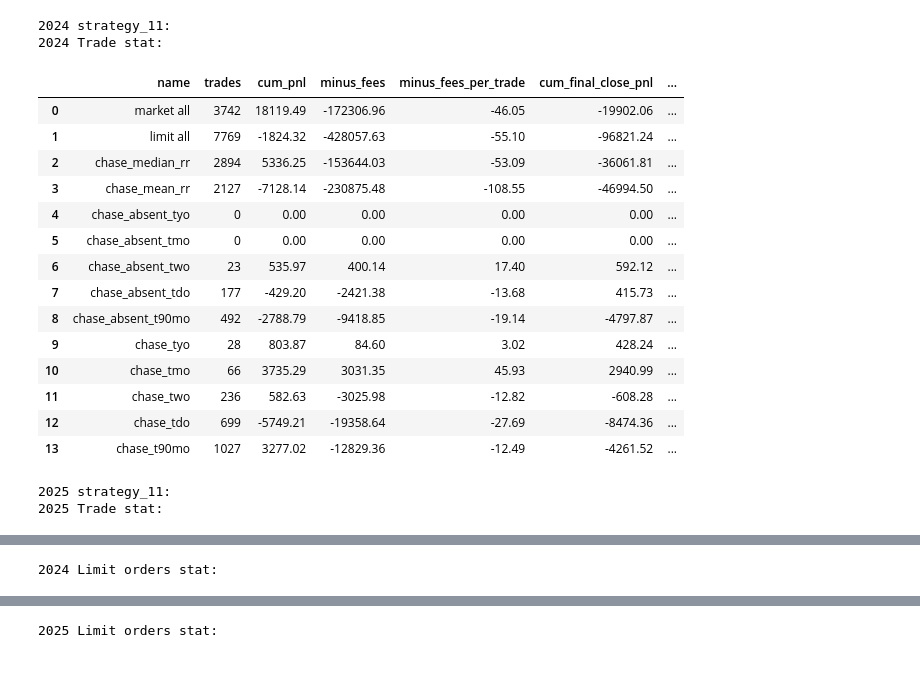
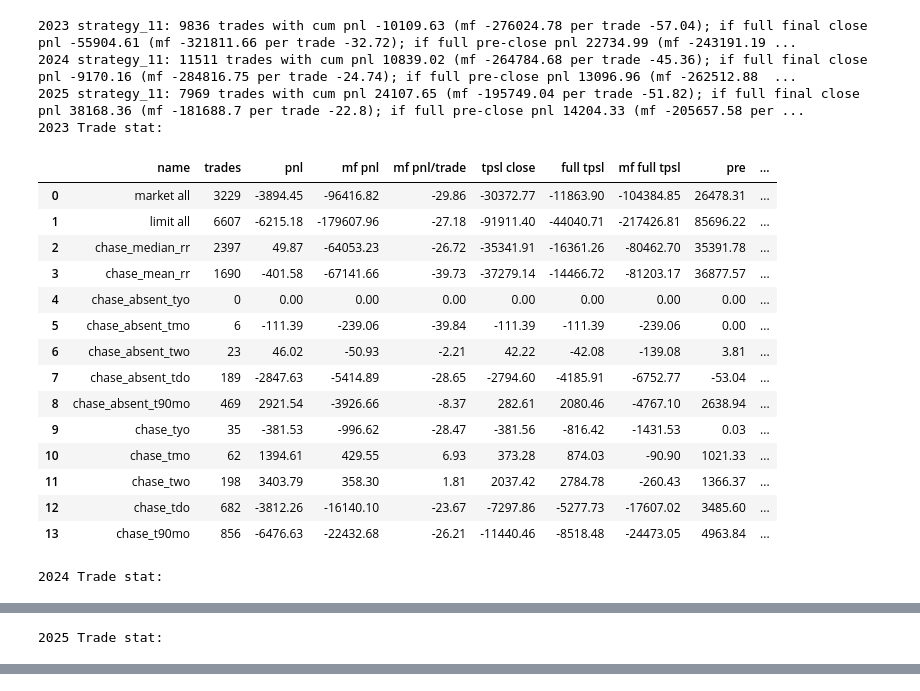
Before and after one commit to vlamitin/backtester, a Jupyter notebook: strategies_analyzer.ipynb, the cells around one changed output, grey strips where cells are left out. Drawn from its saved outputs; the diff is of its cells as text; code cells hidden in the pictures.

Commit message:
new strategies, all run on 2023

```diff
--- a/strategies_analyzer.ipynb
+++ b/strategies_analyzer.ipynb
@@ -1,45 +1,55 @@
 # %%
 from IPython.display import display
 
-from scripts.run_smt_strategies_analyzer import strategy11_2024_snapshot, strategy11_2025_snapshot, snap_dfs, basic_stats, merge_year_dfs, \
-    group_display
+from scripts.run_smt_strategies_analyzer import strategy11_2023_snapshot, strategy11_2024_snapshot, \
+    strategy11_2025_snapshot, snap_dfs, basic_stats, merge_year_dfs, \
+    group_display, pnls
 
+f_name_2023, trade_dfs_2023, lo_dfs_2023 = snap_dfs(strategy11_2023_snapshot)
 f_name_2024, trade_dfs_2024, lo_dfs_2024 = snap_dfs(strategy11_2024_snapshot)
-f_name_2025, trade_dfs_2025, lo_dfs_2025  = snap_dfs(strategy11_2025_snapshot)
+f_name_2025, trade_dfs_2025, lo_dfs_2025 = snap_dfs(strategy11_2025_snapshot)
 
+trade_stat_2023, lo_stat_2023 = basic_stats(trade_dfs_2023, lo_dfs_2023)
 trade_stat_2024, lo_stat_2024 = basic_stats(trade_dfs_2024, lo_dfs_2024)
 trade_stat_2025, lo_stat_2025 = basic_stats(trade_dfs_2025, lo_dfs_2025)
 
-trade_dfs = merge_year_dfs([trade_dfs_2024, trade_dfs_2025], "", [])
+trade_dfs = merge_year_dfs([trade_dfs_2023, trade_dfs_2024, trade_dfs_2025], "", [])
 
-print(f"2024 {f_name_2024[23:34]}:")
+def to_stat_str(f_name: str, year_pnls):
+    return f"{f_name[23:34]}: {year_pnls['trades']} trades with cum pnl {year_pnls['pnl']} (mf {year_pnls['mf pnl']} per trade {year_pnls['mf pnl/trade']}); if full final close pnl {year_pnls['full tpsl']} (mf {year_pnls['mf full tpsl']} per trade {round(year_pnls['mf full tpsl'] / year_pnls['trades'], 2)}); if full pre-close pnl {year_pnls['if full pre']} (mf {year_pnls['mf full pre']} per trade {round(year_pnls['mf full pre'] / year_pnls['trades'], 2)})"
+
+print(f"2023 {to_stat_str(f_name_2023, pnls(trade_stat_2023))}")
+print(f"2024 {to_stat_str(f_name_2024, pnls(trade_stat_2024))}")
+print(f"2025 {to_stat_str(f_name_2025, pnls(trade_stat_2025))}")
+print(f"2023 Trade stat:")
+display(trade_stat_2023)
 print(f"2024 Trade stat:")
 display(trade_stat_2024)
-print(f"2025 {f_name_2025[23:34]}:")
 print(f"2025 Trade stat:")
 display(trade_stat_2025)
 
-print(f"2024 Limit orders stat:")
-display(lo_stat_2024)
-print(f"2025 Limit orders stat:")
-display(lo_stat_2025)
+# print(f"2024 Limit orders stat:")
+# display(lo_stat_2024)
+# print(f"2025 Limit orders stat:")
+# display(lo_stat_2025)
 # %% [output]
-2024 strategy_11:
-2024 Trade stat:
+2023 strategy_11: 9836 trades with cum pnl -10109.63 (mf -276024.78 per trade -57.04); if full final close pnl -55904.61 (mf -321811.66 per trade -32.72); if full pre-close pnl 22734.99 (mf -243191.19 ...
+2024 strategy_11: 11511 trades with cum pnl 10839.02 (mf -264784.68 per trade -45.36); if full final close pnl -9170.16 (mf -284816.75 per trade -24.74); if full pre-close pnl 13096.96 (mf -262512.88  ...
+2025 strategy_11: 7969 trades with cum pnl 24107.65 (mf -195749.04 per trade -51.82); if full final close pnl 38168.36 (mf -181688.7 per trade -22.8); if full pre-close pnl 14204.33 (mf -205657.58 per ...
+2023 Trade stat:
-|  | name | trades | cum_pnl | minus_fees | minus_fees_per_trade | cum_final_close_pnl | ... |
-| 0 | market all | 3742 | 18119.49 | -172306.96 | -46.05 | -19902.06 | ... |
-| 1 | limit all | 7769 | -1824.32 | -428057.63 | -55.10 | -96821.24 | ... |
-| 2 | chase_median_rr | 2894 | 5336.25 | -153644.03 | -53.09 | -36061.81 | ... |
-| 3 | chase_mean_rr | 2127 | -7128.14 | -230875.48 | -108.55 | -46994.50 | ... |
-| 4 | chase_absent_tyo | 0 | 0.00 | 0.00 | 0.00 | 0.00 | ... |
-| 5 | chase_absent_tmo | 0 | 0.00 | 0.00 | 0.00 | 0.00 | ... |
-| 6 | chase_absent_two | 23 | 535.97 | 400.14 | 17.40 | 592.12 | ... |
-| 7 | chase_absent_tdo | 177 | -429.20 | -2421.38 | -13.68 | 415.73 | ... |
-| 8 | chase_absent_t90mo | 492 | -2788.79 | -9418.85 | -19.14 | -4797.87 | ... |
-| 9 | chase_tyo | 28 | 803.87 | 84.60 | 3.02 | 428.24 | ... |
-| 10 | chase_tmo | 66 | 3735.29 | 3031.35 | 45.93 | 2940.99 | ... |
-| 11 | chase_two | 236 | 582.63 | -3025.98 | -12.82 | -608.28 | ... |
-| 12 | chase_tdo | 699 | -5749.21 | -19358.64 | -27.69 | -8474.36 | ... |
-| 13 | chase_t90mo | 1027 | 3277.02 | -12829.36 | -12.49 | -4261.52 | ... |
+|  | name | trades | pnl | mf pnl | mf pnl/trade | tpsl close | full tpsl | mf full tpsl | pre | ... |
+| 0 | market all | 3229 | -3894.45 | -96416.82 | -29.86 | -30372.77 | -11863.90 | -104384.85 | 26478.31 | ... |
+| 1 | limit all | 6607 | -6215.18 | -179607.96 | -27.18 | -91911.40 | -44040.71 | -217426.81 | 85696.22 | ... |
+| 2 | chase_median_rr | 2397 | 49.87 | -64053.23 | -26.72 | -35341.91 | -16361.26 | -80462.70 | 35391.78 | ... |
+| 3 | chase_mean_rr | 1690 | -401.58 | -67141.66 | -39.73 | -37279.14 | -14466.72 | -81203.17 | 36877.57 | ... |
+| 4 | chase_absent_tyo | 0 | 0.00 | 0.00 | 0.00 | 0.00 | 0.00 | 0.00 | 0.00 | ... |
+| 5 | chase_absent_tmo | 6 | -111.39 | -239.06 | -39.84 | -111.39 | -111.39 | -239.06 | 0.00 | ... |
+| 6 | chase_absent_two | 23 | 46.02 | -50.93 | -2.21 | 42.22 | -42.08 | -139.08 | 3.81 | ... |
+| 7 | chase_absent_tdo | 189 | -2847.63 | -5414.89 | -28.65 | -2794.60 | -4185.91 | -6752.77 | -53.04 | ... |
+| 8 | chase_absent_t90mo | 469 | 2921.54 | -3926.66 | -8.37 | 282.61 | 2080.46 | -4767.10 | 2638.94 | ... |
+| 9 | chase_tyo | 35 | -381.53 | -996.62 | -28.47 | -381.56 | -816.42 | -1431.53 | 0.03 | ... |
+| 10 | chase_tmo | 62 | 1394.61 | 429.55 | 6.93 | 373.28 | 874.03 | -90.90 | 1021.33 | ... |
+| 11 | chase_two | 198 | 3403.79 | 358.30 | 1.81 | 2037.42 | 2784.78 | -260.43 | 1366.37 | ... |
+| 12 | chase_tdo | 682 | -3812.26 | -16140.10 | -23.67 | -7297.86 | -5277.73 | -17607.02 | 3485.60 | ... |
+| 13 | chase_t90mo | 856 | -6476.63 | -22432.68 | -26.21 | -11440.46 | -8518.48 | -24473.05 | 4963.84 | ... |
-2025 strategy_11:
-2025 Trade stat:
+2024 Trade stat:
@@ -61 +71 @@ display(lo_stat_2025)
-2024 Limit orders stat:
+2025 Trade stat:
@@ -76 +86,0 @@ display(lo_stat_2025)
-2025 Limit orders stat:
```
Also changed, not shown: parts of 6 cells of this notebook, 33 other files.
